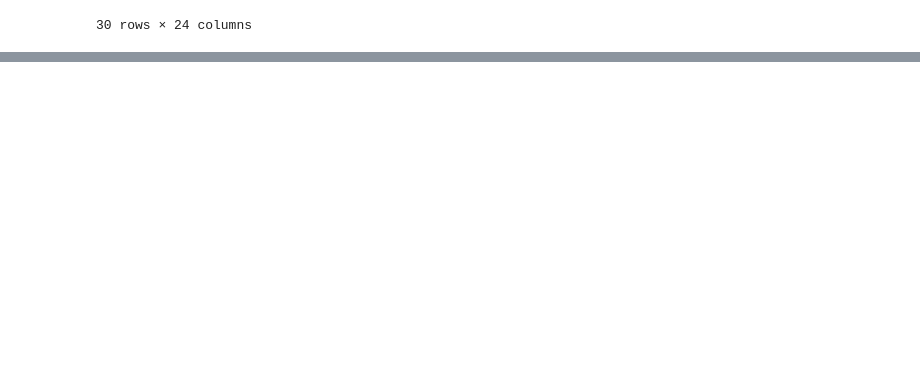
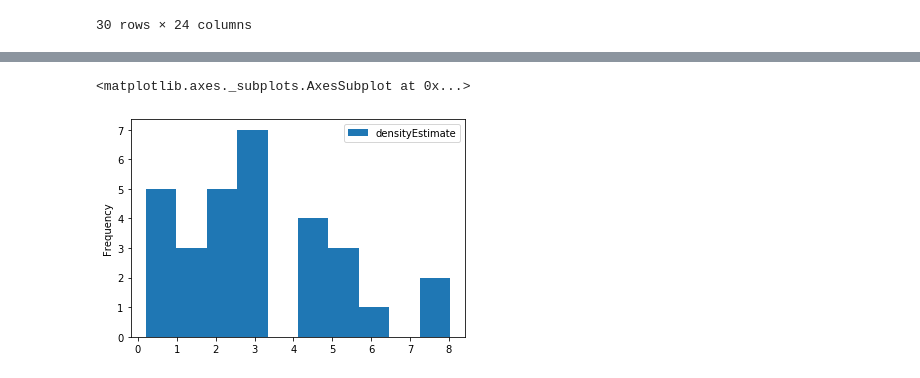
Before and after one commit to gilpasternak35/Likelihood, a Jupyter notebook: likelihood-public.ipynb, the cells around one changed output, grey strips where cells are left out. Drawn from its saved outputs; the diff is of its cells as text; code cells hidden in the pictures; blank space fills up the shorter version.

```diff
--- a/likelihood-public.ipynb
+++ b/likelihood-public.ipynb
@@ -435,0 +437,10 @@ s
+# %%
+triDensity = np.array([])
+#using function 1-abs(u) for "triangular" distribution estimate
+for c in np.arange(n):
+    triDensity = np.append(triDensity, (1/(n*bandwidth)) * abs(avg-stat[c]))
+densFrame = pd.DataFrame().assign(densityEstimate = triDensity)
+densFrame.plot(kind  = "hist")
+# %% [output]
+<matplotlib.axes._subplots.AxesSubplot at 0x...>
+[figure, added]
```
Also changed, not shown: parts of 6 cells of this notebook.
